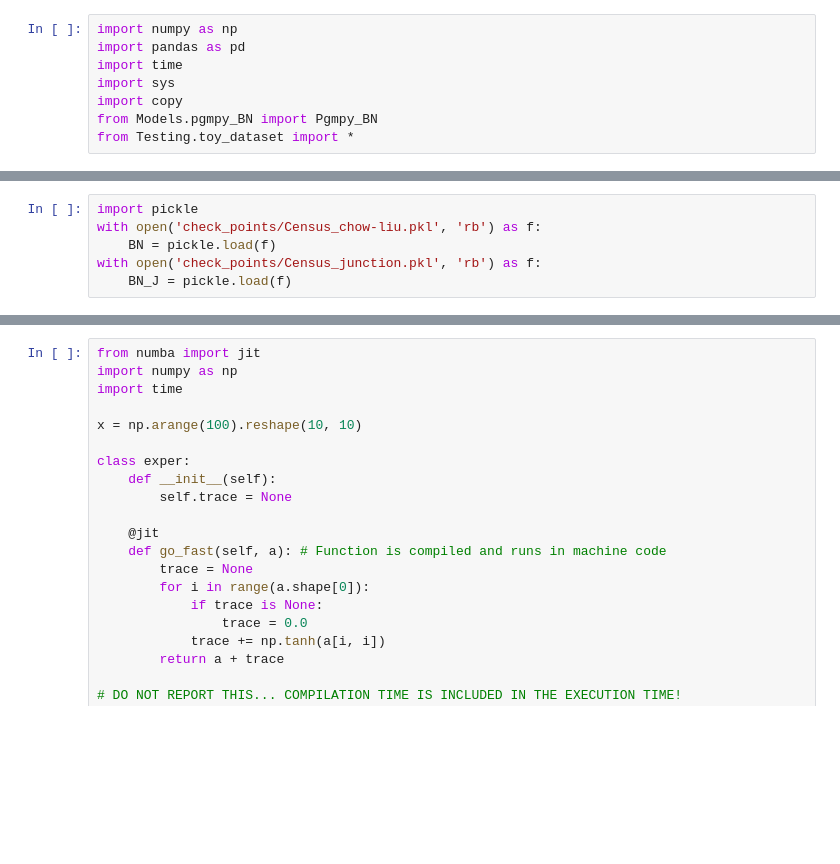
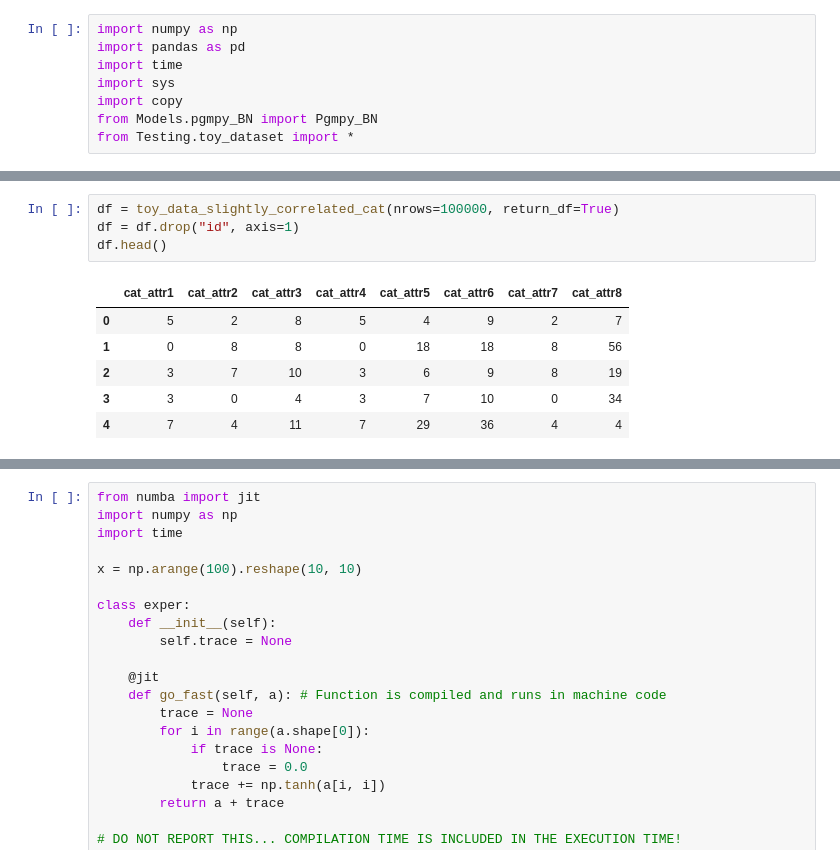
Before and after one commit to wuziniu/BayesCard, a Jupyter notebook: Testing/acceleration.ipynb, the cells around one changed output, grey strips where cells are left out. Drawn from its saved outputs; the diff is of its cells as text; blank space fills up the shorter version.

```diff
--- a/Testing/acceleration.ipynb
+++ b/Testing/acceleration.ipynb
@@ -301,6 +27,11 @@ class VariableElimination(object):
-# %%
-import pickle
-with open('check_points/Census_chow-liu.pkl', 'rb') as f:
-    BN = pickle.load(f)
-with open('check_points/Census_junction.pkl', 'rb') as f:
-    BN_J = pickle.load(f)
+# %%
+df = toy_data_slightly_correlated_cat(nrows=100000, return_df=True)
+df = df.drop("id", axis=1)
+df.head()
+# %% [output]
+|  | cat_attr1 | cat_attr2 | cat_attr3 | cat_attr4 | cat_attr5 | cat_attr6 | cat_attr7 | cat_attr8 |
+| 0 | 5 | 2 | 8 | 5 | 4 | 9 | 2 | 7 |
+| 1 | 0 | 8 | 8 | 0 | 18 | 18 | 8 | 56 |
+| 2 | 3 | 7 | 10 | 3 | 6 | 9 | 8 | 19 |
+| 3 | 3 | 0 | 4 | 3 | 7 | 10 | 0 | 34 |
+| 4 | 7 | 4 | 11 | 7 | 29 | 36 | 4 | 4 |
```
Also changed, not shown: parts of 15 cells of this notebook, 7 other files.
